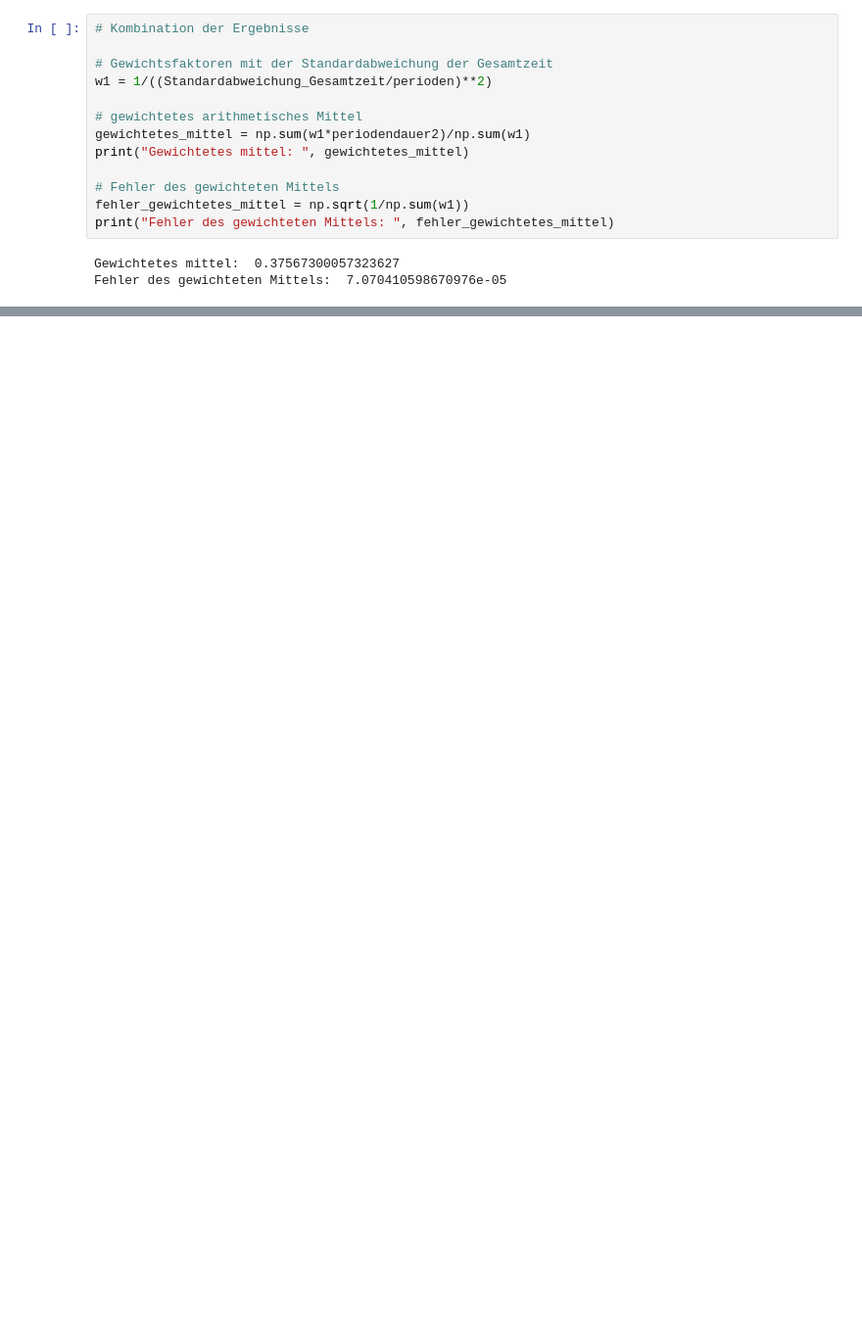
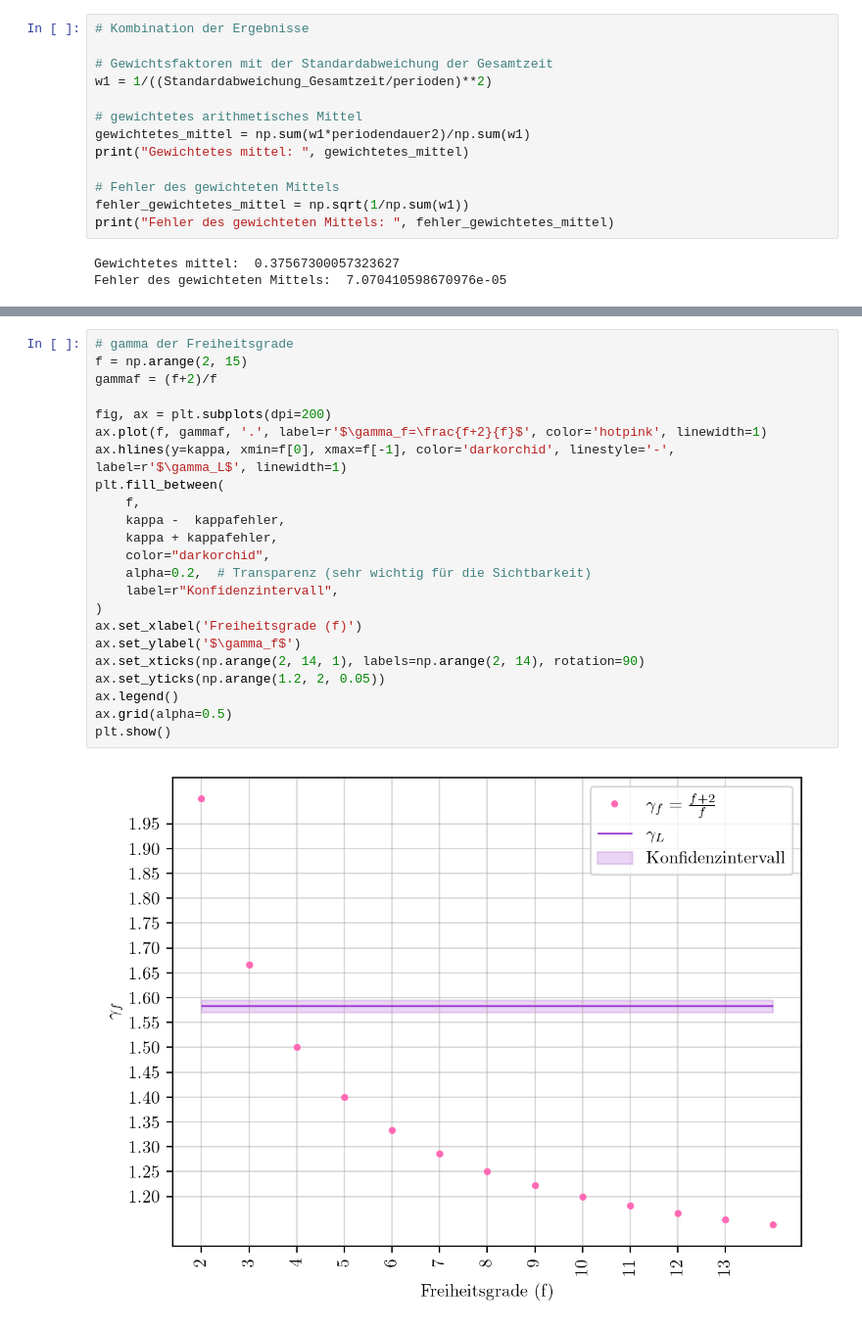
Before and after one commit to OGentner/AP1-Gruppe-143, a Jupyter notebook: V32_Auswertung.ipynb, the cells around one changed output, grey strips where cells are left out. Shown at 98% size. Cells and saved outputs as stored; diff of their text form; blank space fills up the shorter version.

```diff
--- a/V32_Auswertung.ipynb
+++ b/V32_Auswertung.ipynb
@@ -166,3 +164,28 @@ plt.show()
+# %%
+# gamma der Freiheitsgrade
+f = np.arange(2, 15)
+gammaf = (f+2)/f
+
+fig, ax = plt.subplots(dpi=200)
+ax.plot(f, gammaf, '.', label=r'$\gamma_f=\frac{f+2}{f}$', color='hotpink', linewidth=1)
+ax.hlines(y=kappa, xmin=f[0], xmax=f[-1], color='darkorchid', linestyle='-', label=r'$\gamma_L$', linewidth=1)
+plt.fill_between(
+    f,
+    kappa -  kappafehler,
+    kappa + kappafehler,
+    color="darkorchid",
+    alpha=0.2,  # Transparenz (sehr wichtig für die Sichtbarkeit)
+    label=r"Konfidenzintervall",
+)
+ax.set_xlabel('Freiheitsgrade (f)')
+ax.set_ylabel('$\gamma_f$')
+ax.set_xticks(np.arange(2, 14, 1), labels=np.arange(2, 14), rotation=90)
+ax.set_yticks(np.arange(1.2, 2, 0.05))
+ax.legend()
+ax.grid(alpha=0.5)
+plt.show()
+# %% [output]
+[figure, added]
 # %%
 # Diagramm |z| mit z = 2
 z = (abs(kappa - gammaf))/kappafehler
```
Also changed, not shown: parts of 5 cells of this notebook, 1 other file.
